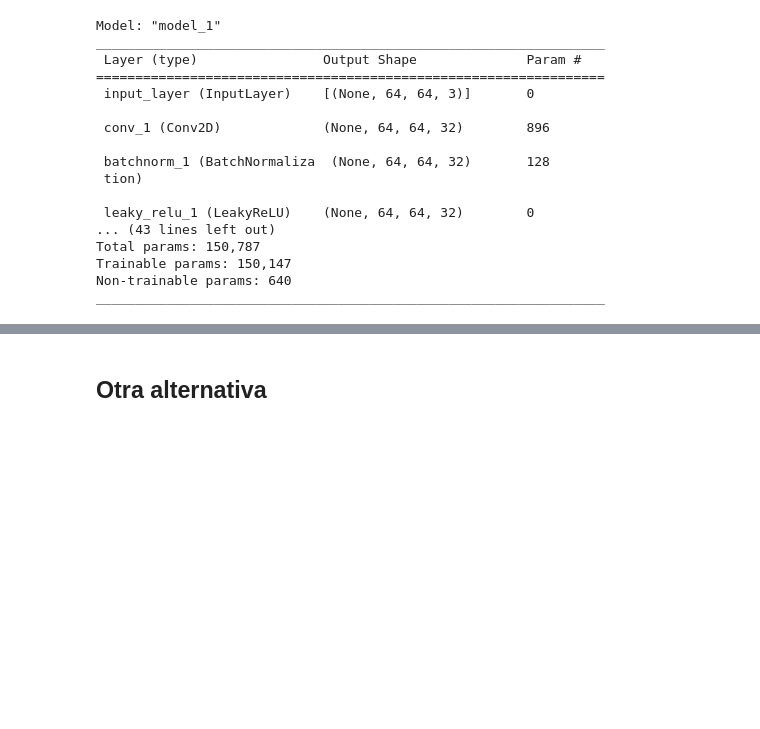
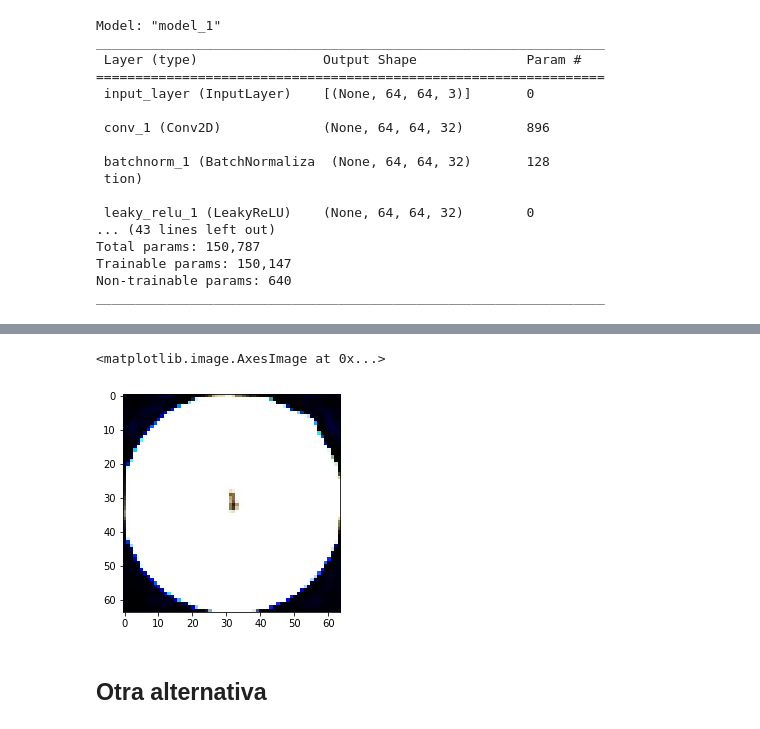
Before and after one commit to dirudiez/TFM_DiegoRudiez, a Jupyter notebook: AutoencoderBasico_64.ipynb, the cells around one changed output, grey strips where cells are left out. Drawn from its saved outputs; the diff is of its cells as text; code cells hidden in the pictures; blank space fills up the shorter version.

```diff
--- a/AutoencoderBasico_64.ipynb
+++ b/AutoencoderBasico_64.ipynb
@@ -358,7 +361,10 @@ plt.imshow(predicts[5])
 # %%
 predicts = autoencoder.predict(enfermedadTest)
 # %%
-plt.imshow(predicts[5])
+plt.imshow(predicts[21])
+# %% [output]
+<matplotlib.image.AxesImage at 0x...>
+[figure, added]
 # %% [markdown]
 ## Otra alternativa
 # %%
```
Also changed, not shown: parts of 2 cells of this notebook.
